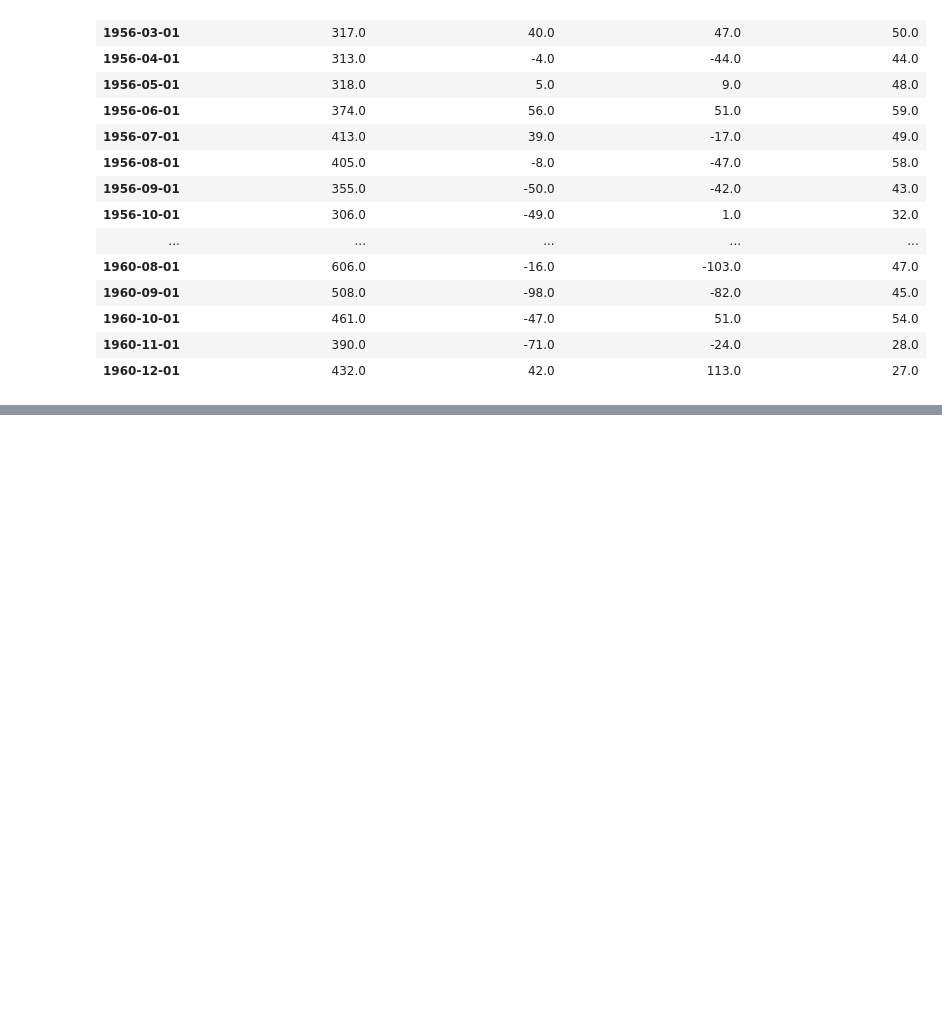
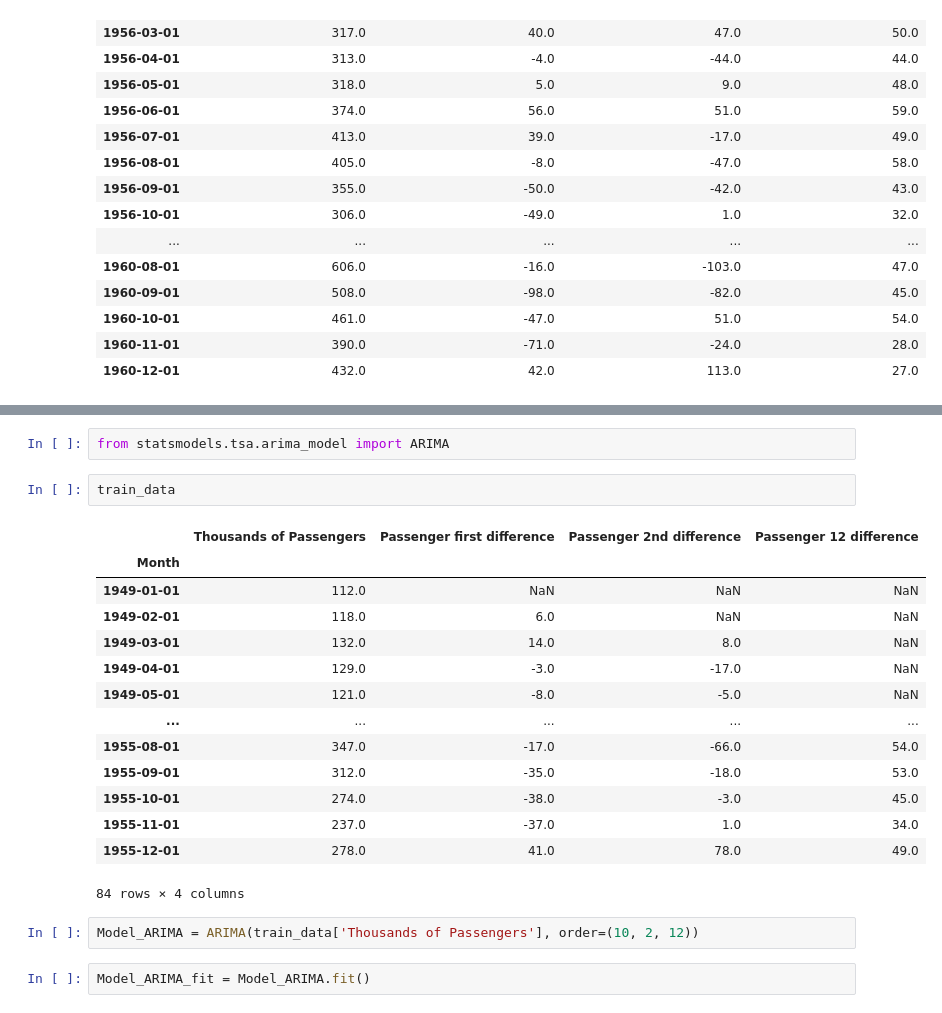
Before and after one commit to Madushani-Weerasekara/TimeSeriesData-Analysis, a Jupyter notebook: ARIMA_Model.ipynb, the cells around one changed output, grey strips where cells are left out. Saved outputs shown, nothing was run; the diff lists cells and outputs as text; blank space fills up the shorter version.

```diff
--- a/ARIMA_Model.ipynb
+++ b/ARIMA_Model.ipynb
@@ -236,0 +240,23 @@ test_data
+# %%
+from statsmodels.tsa.arima_model import ARIMA
+# %%
+train_data
+# %% [output]
+|  | Thousands of Passengers | Passenger first difference | Passenger 2nd difference | Passenger 12 difference |
+| Month |  |  |  |  |
+| 1949-01-01 | 112.0 | NaN | NaN | NaN |
+| 1949-02-01 | 118.0 | 6.0 | NaN | NaN |
+| 1949-03-01 | 132.0 | 14.0 | 8.0 | NaN |
+| 1949-04-01 | 129.0 | -3.0 | -17.0 | NaN |
+| 1949-05-01 | 121.0 | -8.0 | -5.0 | NaN |
+| ... | ... | ... | ... | ... |
+| 1955-08-01 | 347.0 | -17.0 | -66.0 | 54.0 |
+| 1955-09-01 | 312.0 | -35.0 | -18.0 | 53.0 |
+| 1955-10-01 | 274.0 | -38.0 | -3.0 | 45.0 |
+| 1955-11-01 | 237.0 | -37.0 | 1.0 | 34.0 |
+| 1955-12-01 | 278.0 | 41.0 | 78.0 | 49.0 |
+84 rows × 4 columns
+# %%
+Model_ARIMA = ARIMA(train_data['Thousands of Passengers'], order=(10, 2, 12))
+# %%
+Model_ARIMA_fit = Model_ARIMA.fit()
```
Also changed, not shown: parts of 2 cells of this notebook.
